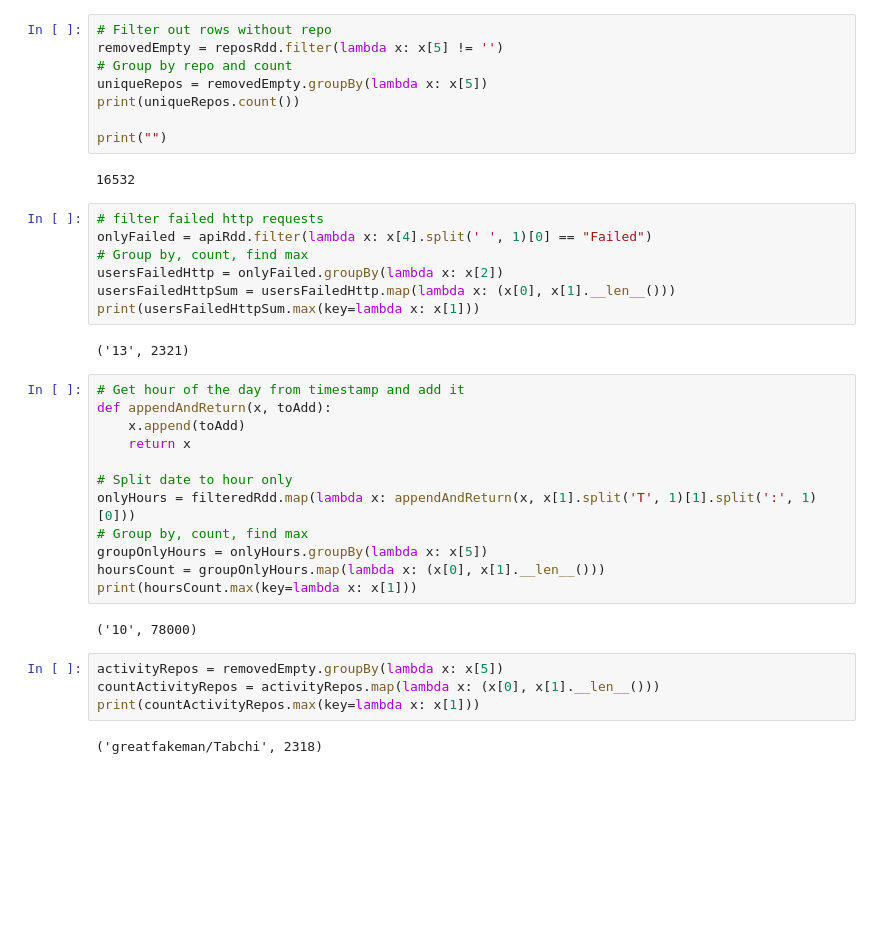
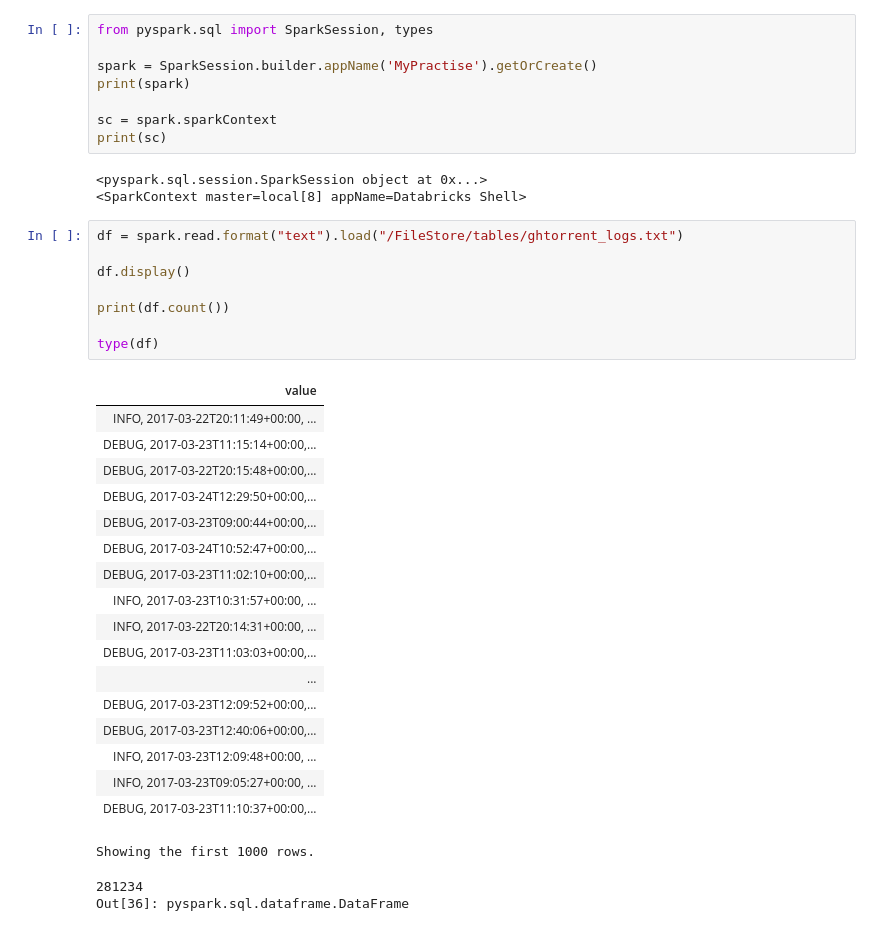
Before and after one commit to Monali-Diggibyte/Spark_Assignment, a Jupyter notebook: 02- Spark Assignment/Pyspark_Assignment_2.ipynb, the cells around one changed output. Cells and saved outputs as stored; diff of their text form; blank space fills up the shorter version.

```diff
--- a/02- Spark Assignment/Pyspark_Assignment_2.ipynb
+++ b/02- Spark Assignment/Pyspark_Assignment_2.ipynb
@@ -66,39 +1,40 @@ reposRdd = apiRdd.map(parseRepos)
-# %%
-# Filter out rows without repo
-removedEmpty = reposRdd.filter(lambda x: x[5] != '')
-# Group by repo and count
-uniqueRepos = removedEmpty.groupBy(lambda x: x[5])
-print(uniqueRepos.count())
-
-print("")
-# %% [output]
-16532
-# %%
-# filter failed http requests
-onlyFailed = apiRdd.filter(lambda x: x[4].split(' ', 1)[0] == "Failed")
-# Group by, count, find max
-usersFailedHttp = onlyFailed.groupBy(lambda x: x[2])
-usersFailedHttpSum = usersFailedHttp.map(lambda x: (x[0], x[1].__len__()))
-print(usersFailedHttpSum.max(key=lambda x: x[1]))
-# %% [output]
-('13', 2321)
-# %%
-# Get hour of the day from timestamp and add it
-def appendAndReturn(x, toAdd):
-    x.append(toAdd)
-    return x
-
-# Split date to hour only
-onlyHours = filteredRdd.map(lambda x: appendAndReturn(x, x[1].split('T', 1)[1].split(':', 1)[0]))
-# Group by, count, find max
-groupOnlyHours = onlyHours.groupBy(lambda x: x[5])
-hoursCount = groupOnlyHours.map(lambda x: (x[0], x[1].__len__()))
-print(hoursCount.max(key=lambda x: x[1]))
-# %% [output]
-('10', 78000)
-# %%
-activityRepos = removedEmpty.groupBy(lambda x: x[5])
-countActivityRepos = activityRepos.map(lambda x: (x[0], x[1].__len__()))
-print(countActivityRepos.max(key=lambda x: x[1]))
-# %% [output]
-('greatfakeman/Tabchi', 2318)
+# %%
+from pyspark.sql import SparkSession, types
+
+spark = SparkSession.builder.appName('MyPractise').getOrCreate()
+print(spark)
+
+sc = spark.sparkContext
+print(sc)
+# %% [output]
+<pyspark.sql.session.SparkSession object at 0x...>
+<SparkContext master=local[8] appName=Databricks Shell>
+# %%
+df = spark.read.format("text").load("/FileStore/tables/ghtorrent_logs.txt")
+
+df.display()
+
+print(df.count())
+
+type(df)
+# %% [output]
+| value |
+| INFO, 2017-03-22T20:11:49+00:00, ... |
+| DEBUG, 2017-03-23T11:15:14+00:00,... |
+| DEBUG, 2017-03-22T20:15:48+00:00,... |
+| DEBUG, 2017-03-24T12:29:50+00:00,... |
+| DEBUG, 2017-03-23T09:00:44+00:00,... |
+| DEBUG, 2017-03-24T10:52:47+00:00,... |
+| DEBUG, 2017-03-23T11:02:10+00:00,... |
+| INFO, 2017-03-23T10:31:57+00:00, ... |
+| INFO, 2017-03-22T20:14:31+00:00, ... |
+| DEBUG, 2017-03-23T11:03:03+00:00,... |
+| ... |
+| DEBUG, 2017-03-23T12:09:52+00:00,... |
+| DEBUG, 2017-03-23T12:40:06+00:00,... |
+| INFO, 2017-03-23T12:09:48+00:00, ... |
+| INFO, 2017-03-23T09:05:27+00:00, ... |
+| DEBUG, 2017-03-23T11:10:37+00:00,... |
+Showing the first 1000 rows.
+281234
+Out[36]: pyspark.sql.dataframe.DataFrame
```
Also changed, not shown: parts of 8 cells of this notebook, 2 other files.
